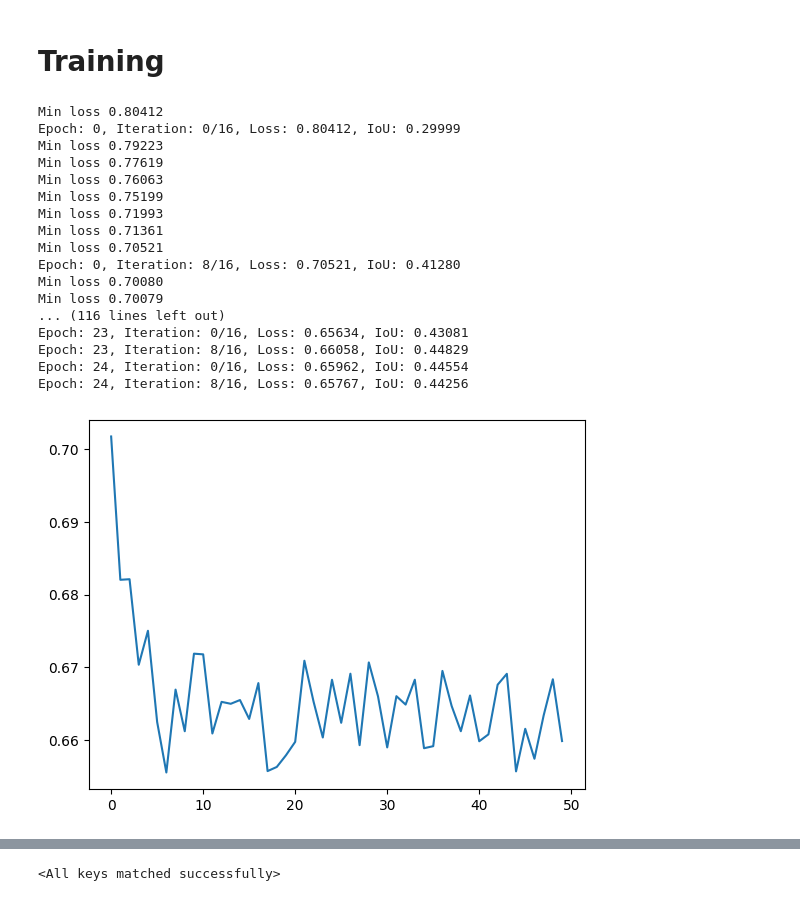
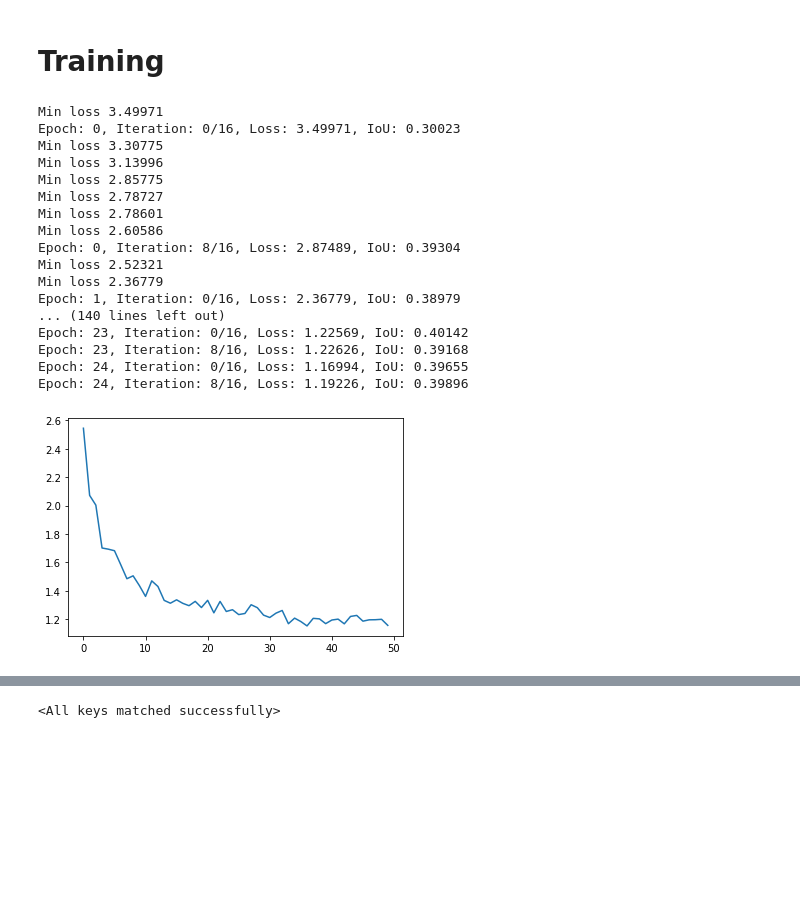
Before and after one commit to Cathyyyyy123/Image-inpainting-project, a Jupyter notebook: image_inpainting_flowers_march19.ipynb, the cells around one changed output, grey strips where cells are left out. Cells and saved outputs as stored; diff of their text form; code cells hidden in the pictures; blank space fills up the shorter version.

Commit message:
Update model

```diff
--- a/image_inpainting_flowers_march19.ipynb
+++ b/image_inpainting_flowers_march19.ipynb
@@ -250,6 +282,10 @@ class PartialConv(nn.Module):
         return output, output_mask
 # %%
 class EncoderLayer(nn.Module):
+    """
+    Encoder layer used in the inpainting model, consisting of two partial
+    convolution layers followed by batch normalization and ReLU activation.
+    """
     def __init__(self, in_filters, out_filters):
         super(EncoderLayer, self).__init__()
         self.p_conv_1 = PartialConv(in_filters, out_filters, (3, 3), strides=1)
@@ -260,6 +296,16 @@ class EncoderLayer(nn.Module):
         self.act_2 = nn.ReLU()
 
     def forward(self, inputs, masks):
+        """
+        Forward pass of the encoder layer, applying two sequential partial convolutions to both inputs and masks.
+
+        Parameters:
+        - inputs: The input image.
+        - masks: The corresponding binary masks.
+
+        Returns:
+        - A tuple of convolved images and updated masks after each convolution layer.
+        """
         conv_out_1, mask_out_1 = self.p_conv_1(inputs, masks)
         conv_out_1 = self.act_1(self.bn_1(conv_out_1))
 
@@ -353,11 +418,34 @@ def jaccard_coeff(dataloader):
     intersection = (outputs * Y_output).sum()
     union = (outputs.sum() + Y_output.sum()) - intersection
   return (intersection / (union + eps))
+# %%
+from torchvision.models import vgg16
+class CombinedLoss(torch.nn.Module):
+    def __init__(self):
+        super(CombinedLoss, self).__init__()
+        self.mse_loss = torch.nn.MSELoss()
+        self.vgg = vgg16(weights=True).features[:23]  # Using the first few layers of VGG16 for perceptual loss
+        for param in self.vgg.parameters():
+            param.requires_grad = False
+
+    def forward(self, predicted, target):
+        # Mean squared error loss
+        mse = self.mse_loss(predicted, target)
+
+        # Perceptual loss (VGG feature-based)
+        predicted_vgg_features = self.vgg(predicted)
+        target_vgg_features = self.vgg(target)
+        perceptual_loss = self.mse_loss(predicted_vgg_features, target_vgg_features)
+
+        # Combine losses
+        loss = mse + perceptual_loss
+
+        return loss
 # %%
 model = InpaintingModel()
 model = model.to(device)
 # %%
-loss_fn = nn.MSELoss()
+loss_fn = CombinedLoss().to(device)
 adversarial_loss = nn.BCEWithLogitsLoss()
 opt = optim.Adam(model.parameters(), lr=0.0002)
 # %%
@@ -374,49 +462,51 @@ for learn_rate in lr:
         model.train()
         for i, (X_input, X_mask, Y_output) in enumerate(Trainloader, 0):
 
-            X_input, X_mask, Y_output = X_input.to(device), X_mask.to(device), Y_output.to(device)
+            # Apply Gaussian noise to X_in
+            X_in_noisy = add_gaussian_noise(X_input)
+            X_input, X_mask, Y_output = X_in_noisy.to(device), X_mask.to(device), Y_output.to(device)
 
             opt.zero_grad()
 
             outputs = model(X_input, X_mask)
             l2_loss = loss_fn(Y_output, outputs)
             adv_loss = adversarial_loss(Y_output, outputs)
             loss = adv_loss + l2_loss
             loss.backward()
 
             opt.step()
 
             if min_loss > loss.item():
                 min_loss = loss.item()
                 best_model = copy.deepcopy(model.state_dict())
                 print('Min loss %0.5f' % min_loss)
 
             if i % 8 == 0:
                 print('Epoch: %d, Iteration: %d/%d, Loss: %0.5f, IoU: %0.5f' % (epoch, i, len(Trainloader), loss.item(), jaccard_coeff(Trainloader)))
 
             del X_input, X_mask, Y_output
             torch.cuda.empty_cache()
 
         loss_epoch_arr.append(loss.item())
 
 plt.plot(loss_epoch_arr)
 plt.show()
 # %% [output]
-Min loss 0.80412
-Epoch: 0, Iteration: 0/16, Loss: 0.80412, IoU: 0.29999
-Min loss 0.79223
-Min loss 0.77619
-Min loss 0.76063
-Min loss 0.75199
-Min loss 0.71993
-Min loss 0.71361
-Min loss 0.70521
-Epoch: 0, Iteration: 8/16, Loss: 0.70521, IoU: 0.41280
-Min loss 0.70080
-Min loss 0.70079
-... (116 lines left out)
-Epoch: 23, Iteration: 0/16, Loss: 0.65634, IoU: 0.43081
-Epoch: 23, Iteration: 8/16, Loss: 0.66058, IoU: 0.44829
-Epoch: 24, Iteration: 0/16, Loss: 0.65962, IoU: 0.44554
-Epoch: 24, Iteration: 8/16, Loss: 0.65767, IoU: 0.44256
+Min loss 3.49971
+Epoch: 0, Iteration: 0/16, Loss: 3.49971, IoU: 0.30023
+Min loss 3.30775
+Min loss 3.13996
+Min loss 2.85775
+Min loss 2.78727
+Min loss 2.78601
+Min loss 2.60586
+Epoch: 0, Iteration: 8/16, Loss: 2.87489, IoU: 0.39304
+Min loss 2.52321
+Min loss 2.36779
+Epoch: 1, Iteration: 0/16, Loss: 2.36779, IoU: 0.38979
+... (140 lines left out)
+Epoch: 23, Iteration: 0/16, Loss: 1.22569, IoU: 0.40142
+Epoch: 23, Iteration: 8/16, Loss: 1.22626, IoU: 0.39168
+Epoch: 24, Iteration: 0/16, Loss: 1.16994, IoU: 0.39655
+Epoch: 24, Iteration: 8/16, Loss: 1.19226, IoU: 0.39896
-[figure, old version]
+[figure, new version]
```
Also changed, not shown: parts of 15 cells of this notebook, 2 other files.
